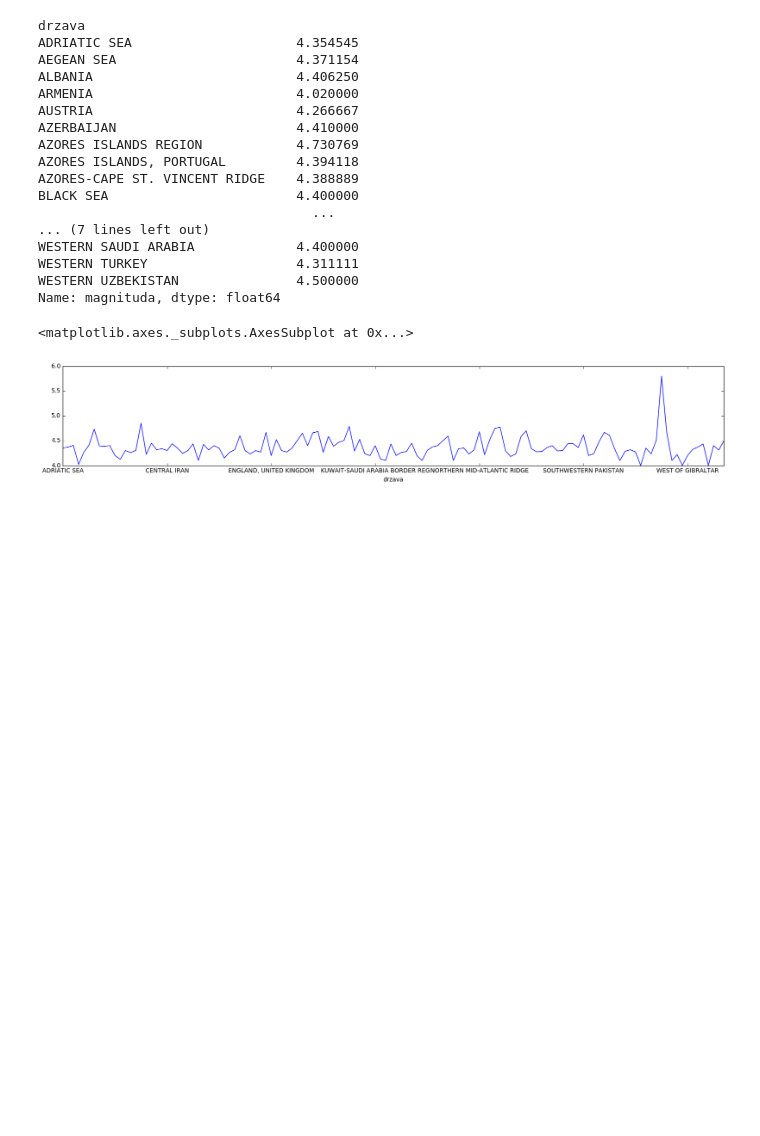
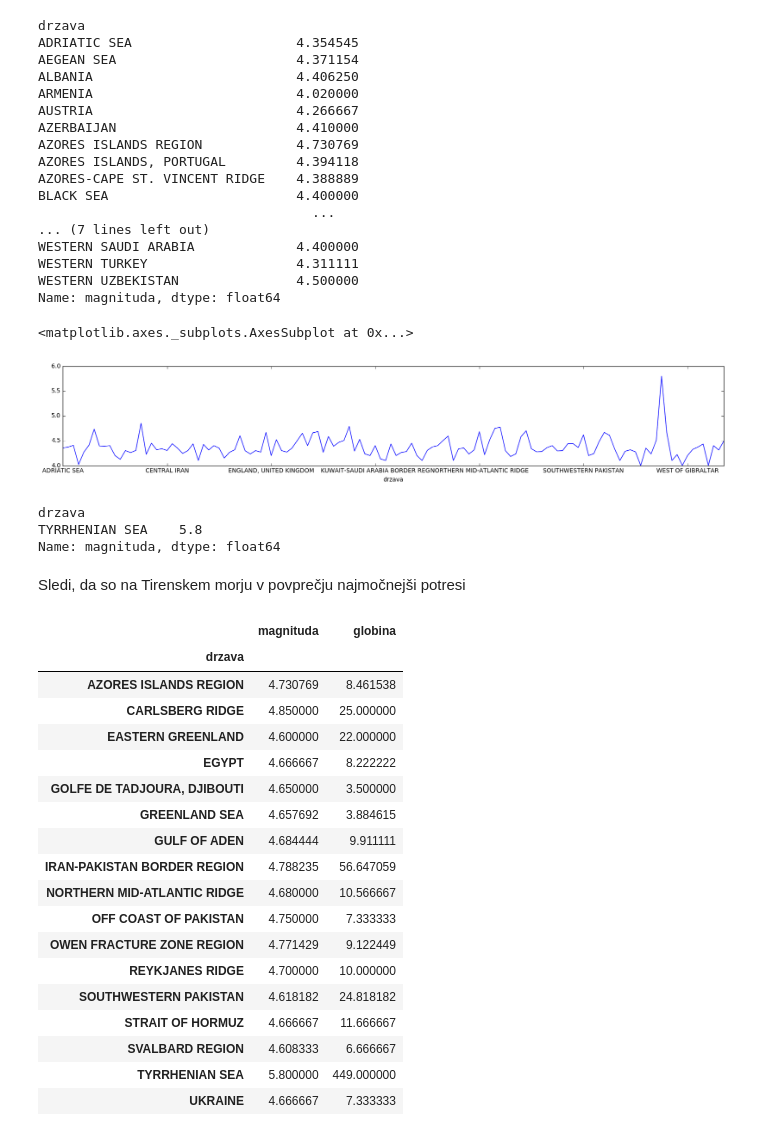
Before and after one commit to TinaKrasovec/Potresi-po-Evropi-zadnjih-nekaj-let-z-magnitudo-4, a Jupyter notebook: Projekt.ipynb, the cells around one changed output. Drawn from its saved outputs; the diff is of its cells as text; code cells hidden in the pictures; blank space fills up the shorter version.

```diff
--- a/Projekt.ipynb
+++ b/Projekt.ipynb
@@ -200,3 +200,47 @@ drzave.plot(figsize=(20,3))
 # %% [output]
 <matplotlib.axes._subplots.AxesSubplot at 0x...>
 [figure]
+# %%
+#združi vse potrese, ki so bili v isti državi
+potres_drzava=potres.groupby('drzava')
+#vrne povprečno magnitudo na drzavo
+pMAG=potres_drzava['magnituda'].mean()
+#drzave razporejene od najmanjše do največje
+urejenoMAG=pMAG.sort_values()
+#vrne zadnjega v tabeli
+urejenoMAG.tail(1)
+# %% [output]
+drzava
+TYRRHENIAN SEA    5.8
+Name: magnituda, dtype: float64
+# %% [markdown]
+Sledi, da so na Tirenskem morju v povprečju najmočnejši potresi
+# %%
+#združi vse potrese, ki so bili v isti državi
+potres_drzava=potres.groupby('drzava')
+#vrne povprečno magnitudo in globino
+pMG=potres_drzava['magnituda', 'globina'].mean()
+#vrne tabelo s potresi, ki imajo v povprečju magnitudo višjo ali enako od 4.6
+pMG[pMG.magnituda>=4.6]
+#
+#primerjava med povprečno magnitudo in povprečno globino
+# %% [output]
+|  | magnituda | globina |
+| drzava |  |  |
+| AZORES ISLANDS REGION | 4.730769 | 8.461538 |
+| CARLSBERG RIDGE | 4.850000 | 25.000000 |
+| EASTERN GREENLAND | 4.600000 | 22.000000 |
+| EGYPT | 4.666667 | 8.222222 |
+| GOLFE DE TADJOURA, DJIBOUTI | 4.650000 | 3.500000 |
+| GREENLAND SEA | 4.657692 | 3.884615 |
+| GULF OF ADEN | 4.684444 | 9.911111 |
+| IRAN-PAKISTAN BORDER REGION | 4.788235 | 56.647059 |
+| NORTHERN MID-ATLANTIC RIDGE | 4.680000 | 10.566667 |
+| OFF COAST OF PAKISTAN | 4.750000 | 7.333333 |
+| OWEN FRACTURE ZONE REGION | 4.771429 | 9.122449 |
+| REYKJANES RIDGE | 4.700000 | 10.000000 |
+| SOUTHWESTERN PAKISTAN | 4.618182 | 24.818182 |
+| STRAIT OF HORMUZ | 4.666667 | 11.666667 |
+| SVALBARD REGION | 4.608333 | 6.666667 |
+| TYRRHENIAN SEA | 5.800000 | 449.000000 |
+| UKRAINE | 4.666667 | 7.333333 |
```
Also changed, not shown: parts of 2 cells of this notebook.
